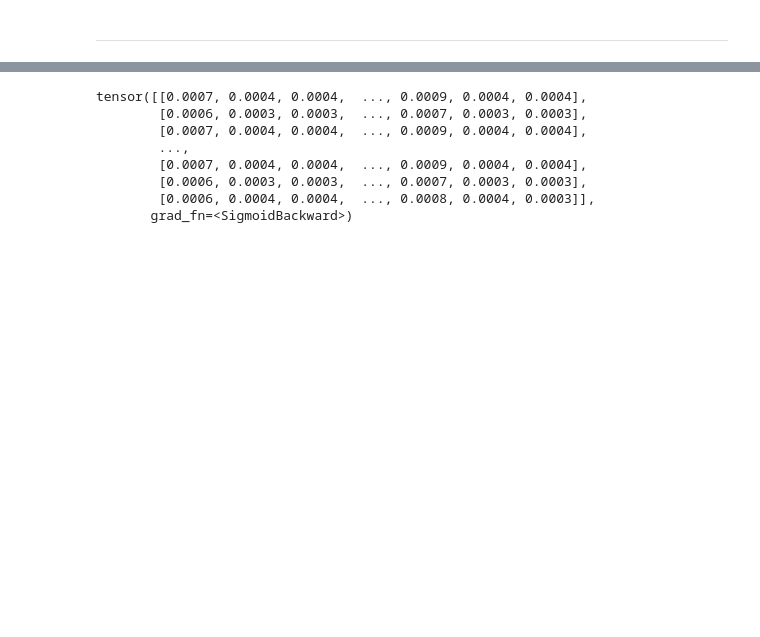
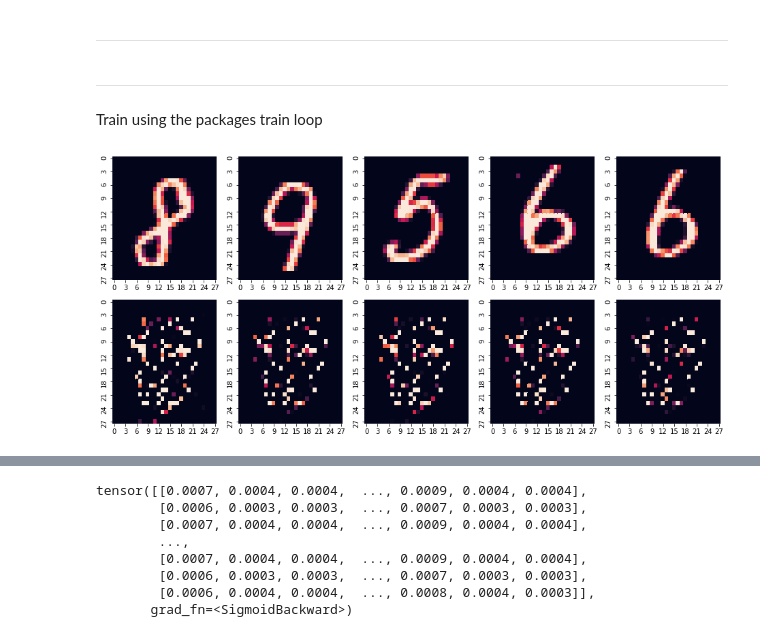
Before and after one commit to Morgan243/MMZ, a Jupyter notebook: mmz/notebooks/torch_veegan_dev.ipynb, the cells around one changed output, grey strips where cells are left out. Saved outputs shown, nothing was run; the diff lists cells and outputs as text; code cells hidden in the pictures; blank space fills up the shorter version.

```diff
--- a/mmz/notebooks/torch_veegan_dev.ipynb
+++ b/mmz/notebooks/torch_veegan_dev.ipynb
@@ -107,4 +106,7 @@ lr = 0.0001
 optim_omega = torch.optim.RMSprop(disc_m.parameters(), lr)
 optim_theta = torch.optim.RMSprop(enc_m.parameters(), lr)
 optim_gamma = torch.optim.RMSprop(gen_m.parameters(), lr)
+# %% [markdown]
+***
+Train using the packages train loop
 # %%
@@ -114,4 +117,6 @@ trainer = tvg.VEEGAN_Trainer(gen_m, disc_m, enc_m, mnist_dl,
                              gen_optim=optim_gamma,
                              enc_optim=optim_theta)
 # %%
-trainer.train(15)
+trainer.train(20)
+# %% [output]
+[figure, added]
```
Also changed, not shown: parts of 15 cells of this notebook.
